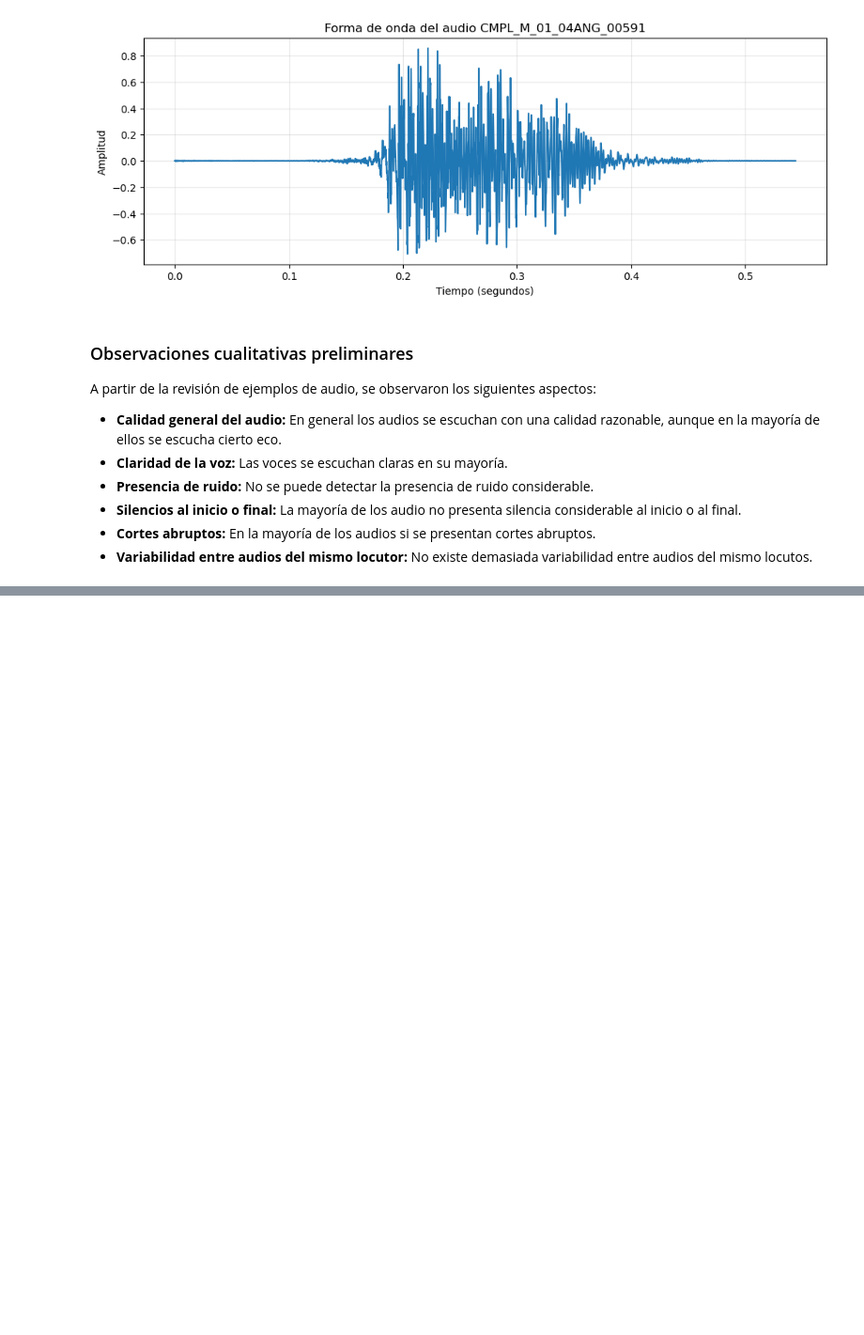
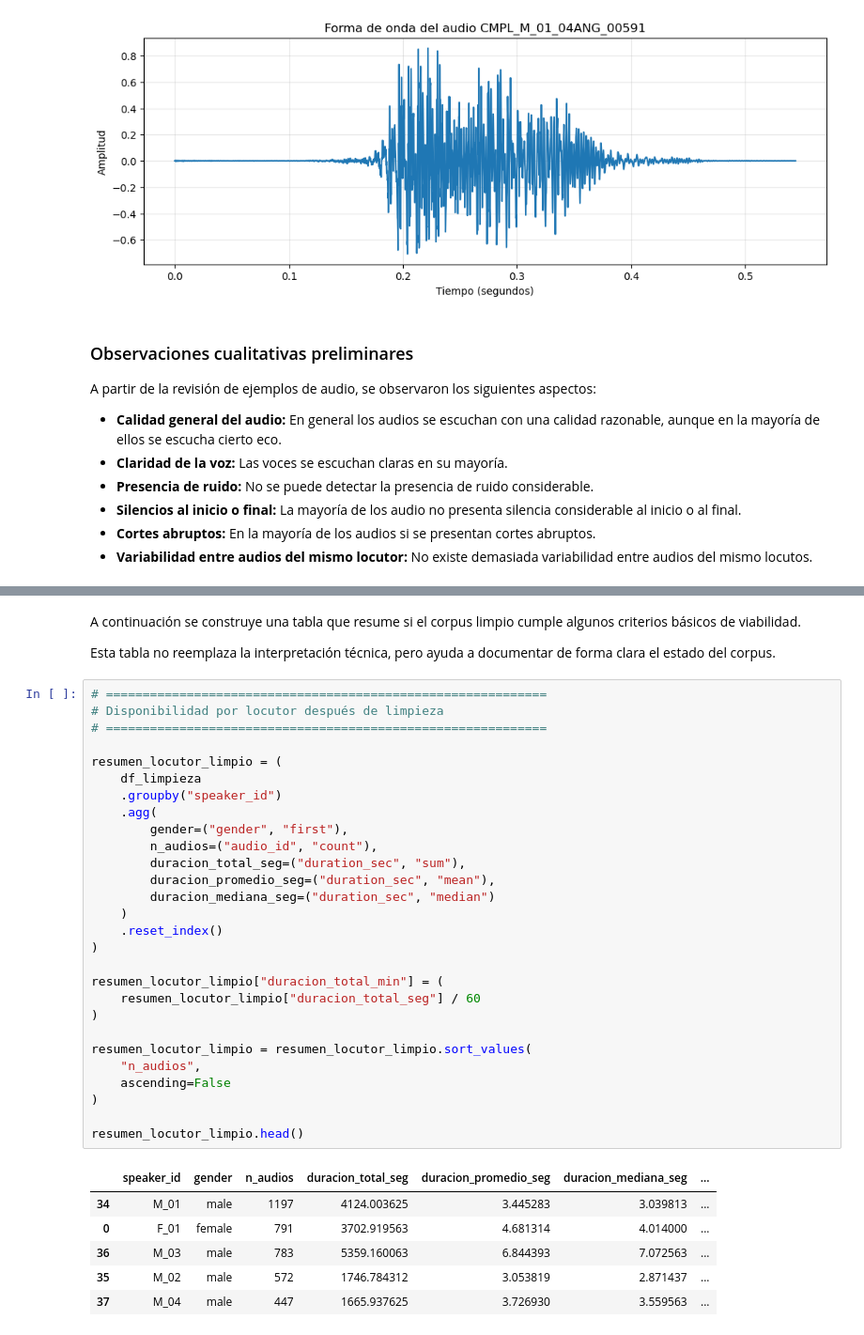
Before and after one commit to CoderDiegoMaximiliano/Servicio-Social-RN-Voz-Forense, a Jupyter notebook: CODIGOS/EXPERIMENTOS/01_exploracion_ciempiess.ipynb, the cells around one changed output, grey strips where cells are left out. Shown at 94% size. Saved outputs shown, nothing was run; the diff lists cells and outputs as text; blank space fills up the shorter version.

```diff
--- a/CODIGOS/EXPERIMENTOS/01_exploracion_ciempiess.ipynb
+++ b/CODIGOS/EXPERIMENTOS/01_exploracion_ciempiess.ipynb
@@ -1367,0 +1749,39 @@ A partir de la revisión de ejemplos de audio, se observaron los siguientes aspe
+# %% [markdown]
+A continuación se construye una tabla que resume si el corpus limpio cumple algunos criterios básicos de viabilidad.
+
+Esta tabla no reemplaza la interpretación técnica, pero ayuda a documentar de forma clara el estado del corpus.
+# %%
+# ============================================================
+# Disponibilidad por locutor después de limpieza
+# ============================================================
+
+resumen_locutor_limpio = (
+    df_limpieza
+    .groupby("speaker_id")
+    .agg(
+        gender=("gender", "first"),
+        n_audios=("audio_id", "count"),
+        duracion_total_seg=("duration_sec", "sum"),
+        duracion_promedio_seg=("duration_sec", "mean"),
+        duracion_mediana_seg=("duration_sec", "median")
+    )
+    .reset_index()
+)
+
+resumen_locutor_limpio["duracion_total_min"] = (
+    resumen_locutor_limpio["duracion_total_seg"] / 60
+)
+
+resumen_locutor_limpio = resumen_locutor_limpio.sort_values(
+    "n_audios",
+    ascending=False
+)
+
+resumen_locutor_limpio.head()
+# %% [output]
+|  | speaker_id | gender | n_audios | duracion_total_seg | duracion_promedio_seg | duracion_mediana_seg | ... |
+| 34 | M_01 | male | 1197 | 4124.003625 | 3.445283 | 3.039813 | ... |
+| 0 | F_01 | female | 791 | 3702.919563 | 4.681314 | 4.014000 | ... |
+| 36 | M_03 | male | 783 | 5359.160063 | 6.844393 | 7.072563 | ... |
+| 35 | M_02 | male | 572 | 1746.784312 | 3.053819 | 2.871437 | ... |
+| 37 | M_04 | male | 447 | 1665.937625 | 3.726930 | 3.559563 | ... |
```
Also changed, not shown: parts of 28 cells of this notebook, 20 other files.
